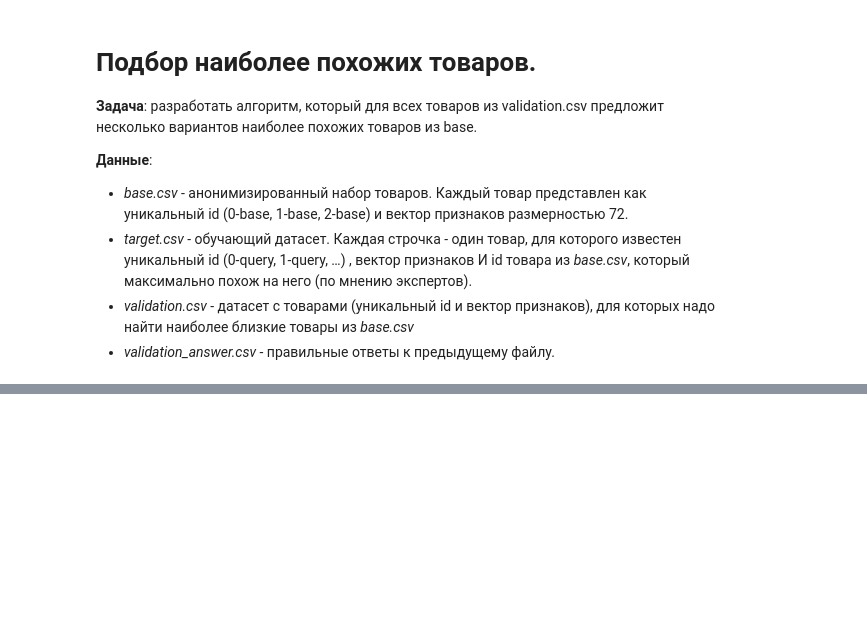
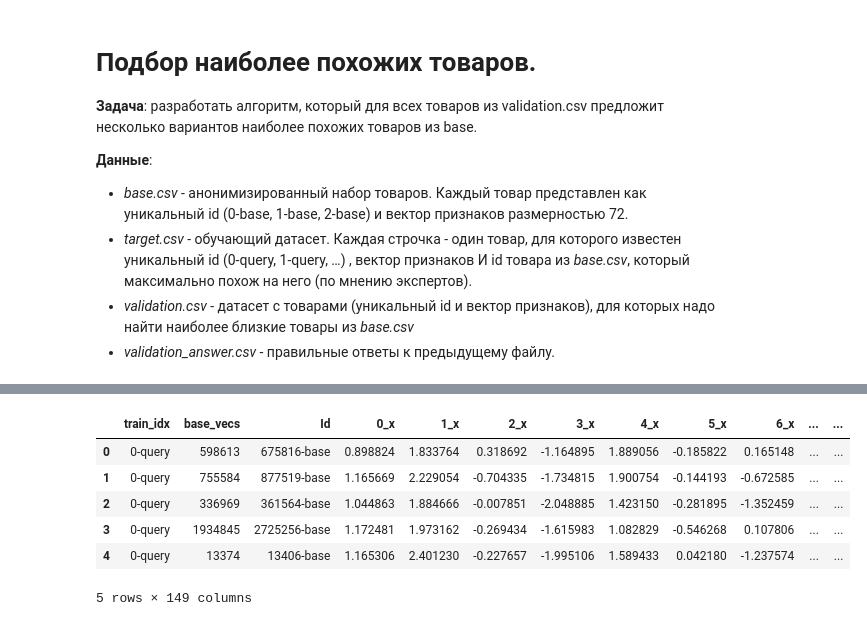
Before and after one commit to mvasilkova/matching, a Jupyter notebook: workshop2.ipynb, the cells around one changed output, grey strips where cells are left out. Cells and saved outputs as stored; diff of their text form; code cells hidden in the pictures; blank space fills up the shorter version.

```diff
--- a/workshop2.ipynb
+++ b/workshop2.ipynb
@@ -148,0 +149,9 @@ print(100 * acc/ len(idx))
+# %%
+df_clf = pd.merge(df_clf, df_base_scaled.reset_index(), left_on='base_vecs', right_index=True, how='left')
+# %%
+df_clf = pd.merge(df_clf, df_train_scaled, left_on='train_idx', right_index=True)
+# %%
+df_clf = pd.merge(df_clf, targets, left_on='train_idx', right_index=True)
+# %%
+df_clf['clf_target'] = 0
+df_clf['clf_target'] = df_clf['clf_target'].where((df_clf['Id'] != df_clf['Target']), other=1)
@@ -148,0 +160,10 @@ print(100 * acc/ len(idx))
+# %%
+df_clf.head()
+# %% [output]
+|  | train_idx | base_vecs | Id | 0_x | 1_x | 2_x | 3_x | 4_x | 5_x | 6_x | ... | ... |
+| 0 | 0-query | 598613 | 675816-base | 0.898824 | 1.833764 | 0.318692 | -1.164895 | 1.889056 | -0.185822 | 0.165148 | ... | ... |
+| 1 | 0-query | 755584 | 877519-base | 1.165669 | 2.229054 | -0.704335 | -1.734815 | 1.900754 | -0.144193 | -0.672585 | ... | ... |
+| 2 | 0-query | 336969 | 361564-base | 1.044863 | 1.884666 | -0.007851 | -2.048885 | 1.423150 | -0.281895 | -1.352459 | ... | ... |
+| 3 | 0-query | 1934845 | 2725256-base | 1.172481 | 1.973162 | -0.269434 | -1.615983 | 1.082829 | -0.546268 | 0.107806 | ... | ... |
+| 4 | 0-query | 13374 | 13406-base | 1.165306 | 2.401230 | -0.227657 | -1.995106 | 1.589433 | 0.042180 | -1.237574 | ... | ... |
+5 rows × 149 columns
```
Also changed, not shown: parts of 71 cells of this notebook, 1 other file.
